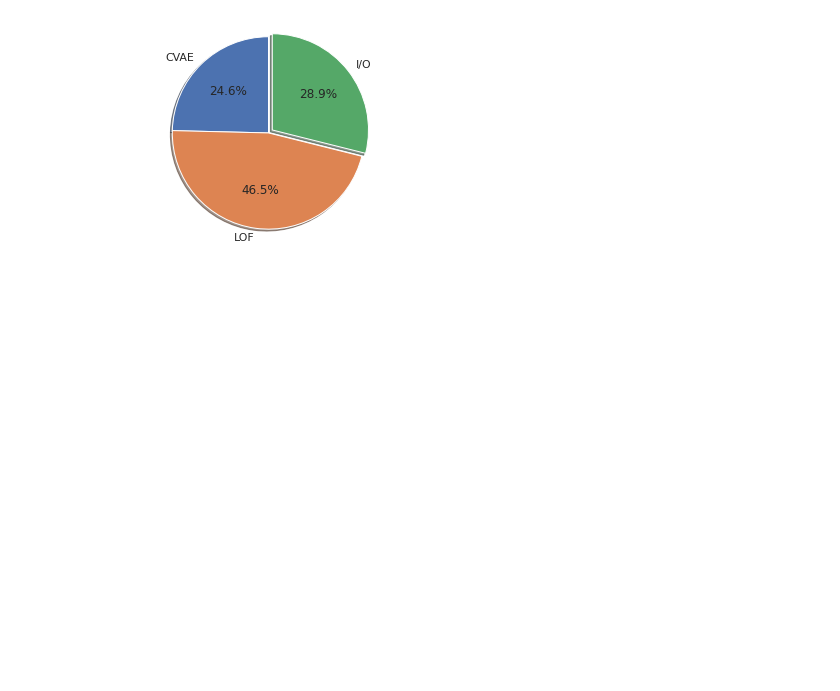
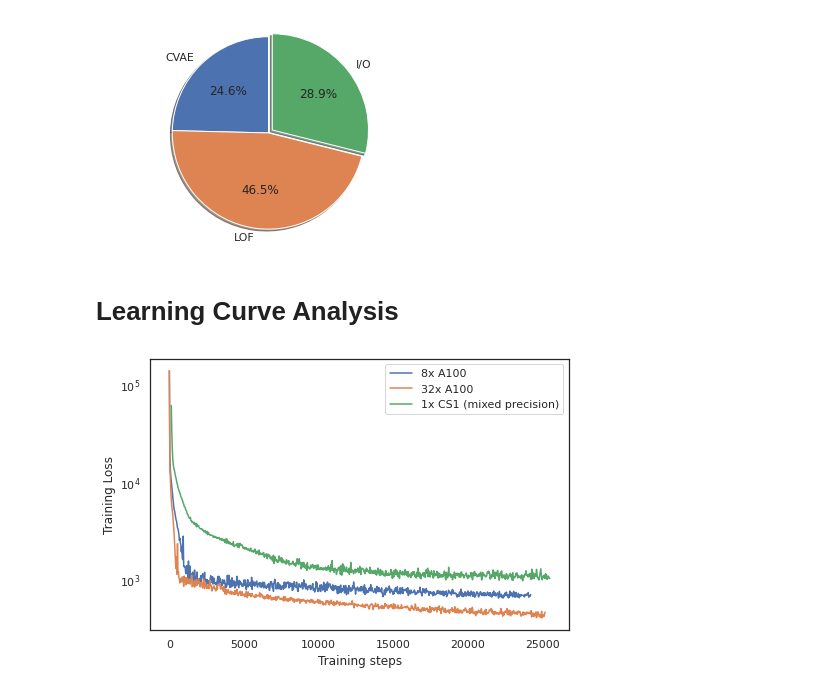
Before and after one commit to braceal/PASC21-Stream-AI-MD, a Jupyter notebook: timestamp_analysis.ipynb, the cells around one changed output. Drawn from its saved outputs; the diff is of its cells as text; code cells hidden in the pictures; blank space fills up the shorter version.

Commit message:
add Learning Curves

```diff
--- a/timestamp_analysis.ipynb
+++ b/timestamp_analysis.ipynb
@@ -255,3 +255,5 @@ Parsing GPU training log: /projects/RL-fold/msalim/production-runs/pasc/bba_28_g
 Scanning md_runs for start/end times (this takes a while...)
 [figure]
 [figure]
+# %% [markdown]
+# Learning Curve Analysis
@@ -257,0 +298,23 @@ Scanning md_runs for start/end times (this takes a while...)
+# %%
+def plot_losses(exp_dirs, labels=None):
+    fig = plt.figure(figsize=FIGSIZE1)
+    ax = plt.subplot()
+
+    exps = [parse_loss(d) for d in exp_dirs]
+    colors = [C1,C2,C3,C4,C5,C6]
+    plt.yscale("log")
+    if labels is None:
+        labels = [d.name for d in exp_dirs]
+
+    for label, (steps, losses), color in zip (labels, exps, colors):
+        ax.plot(steps, losses, label=label, c=color)
+    ax.set_xlabel("Training steps")
+    ax.set_ylabel("Training Loss")
+    ax.legend(facecolor="white")
+# %%
+p = Path("/projects/RL-fold/msalim/production-runs/pasc/")
+paths = [p/"nsp1016_448_gpu.1", p/"nsp1016_448_gpu.2", p/"nsp1016_448_cs1.3"]
+labels = ["8x A100", "32x A100", "1x CS1 (mixed precision)"]
+plot_losses(paths, labels=labels)
+# %% [output]
+[figure, added]
```
Also changed, not shown: parts of 1 cell of this notebook.
